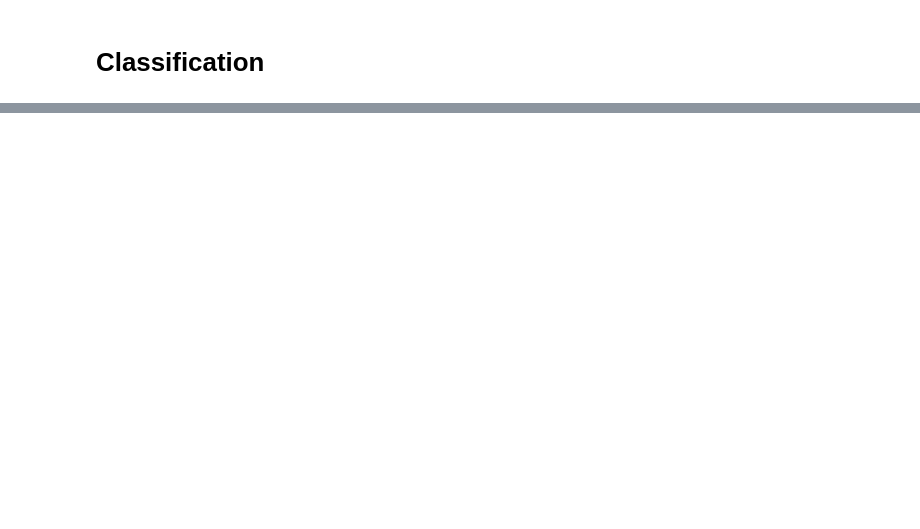
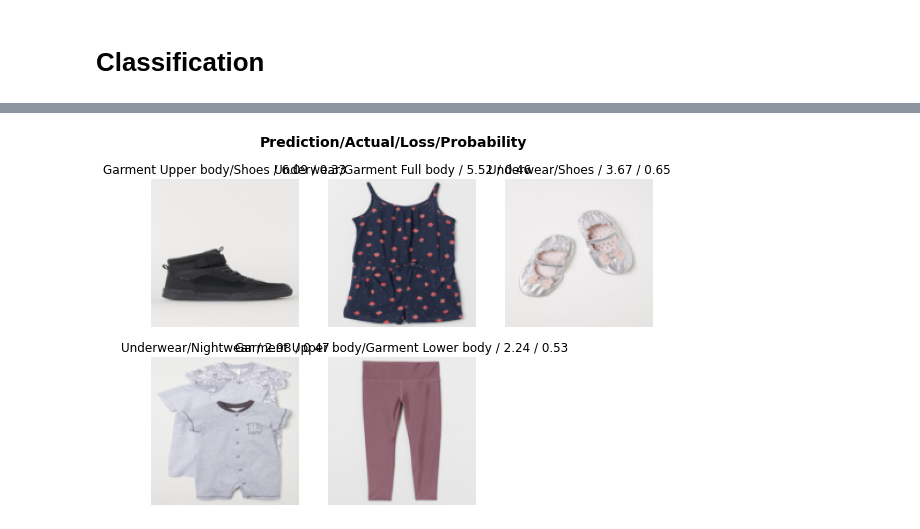
Before and after one commit to flostracke/kaggle_hm, a Jupyter notebook: starter.ipynb, the cells around one changed output, grey strips where cells are left out. Cells and saved outputs as stored; diff of their text form; code cells hidden in the pictures; blank space fills up the shorter version.

```diff
--- a/starter.ipynb
+++ b/starter.ipynb
@@ -125,2 +101,3 @@ interp.plot_confusion_matrix()
 # %%
-interp.plot_top_losses(5, nrows=1)
+interp.plot_top_losses(5, nrows=2)
+# %% [output]
@@ -126,0 +105 @@ interp.plot_top_losses(5, nrows=1)
+[figure, added]
```
Also changed, not shown: parts of 12 cells of this notebook.
